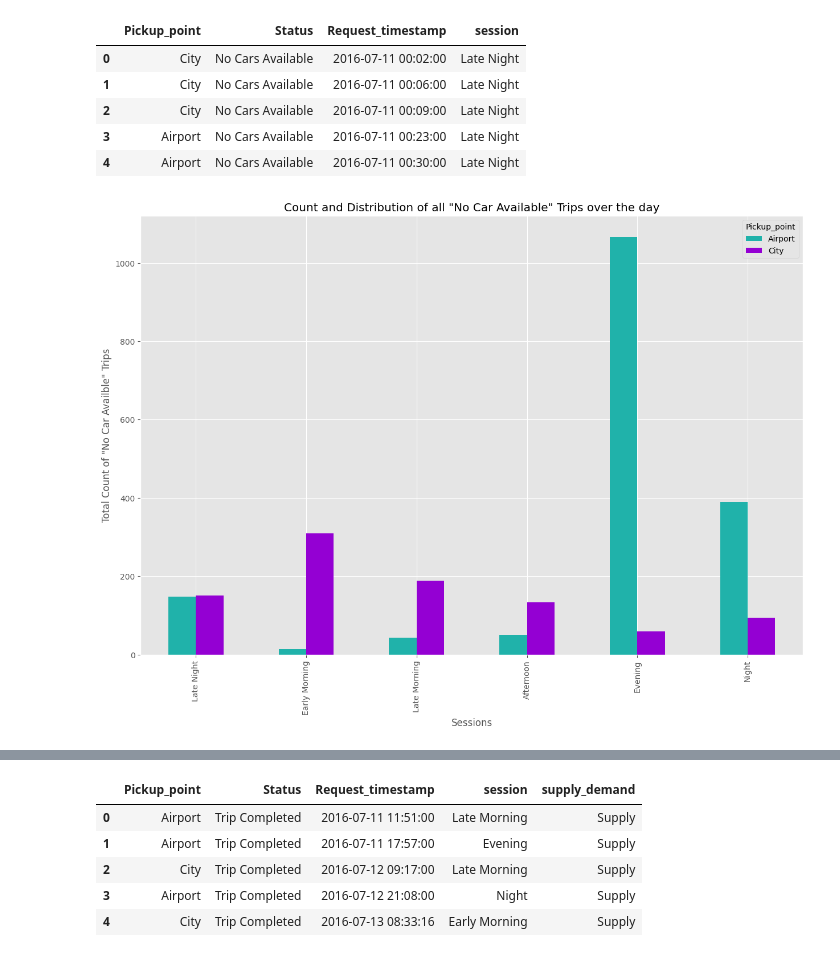
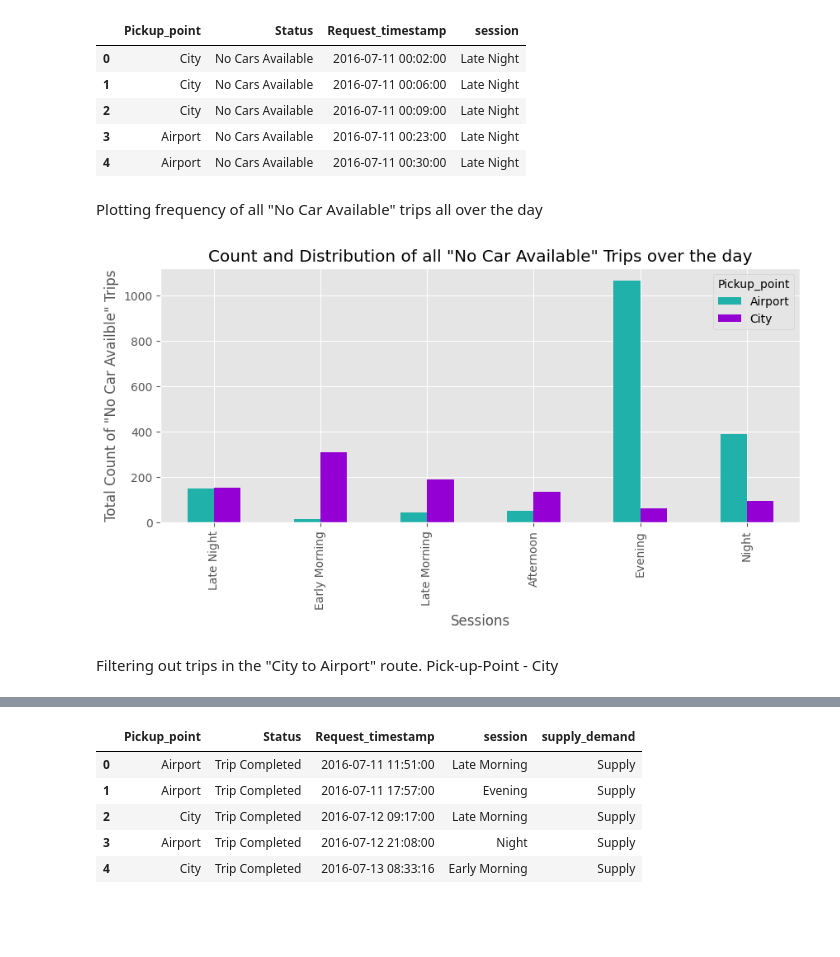
Before and after one commit to krtk06/Uber-Analysis, a Jupyter notebook: Uber_Supply_Analysis.ipynb, the cells around one changed output, grey strips where cells are left out. Drawn from its saved outputs; the diff is of its cells as text; code cells hidden in the pictures; blank space fills up the shorter version.

```diff
--- a/Uber_Supply_Analysis.ipynb
+++ b/Uber_Supply_Analysis.ipynb
@@ -126,14 +134,18 @@ df_nocar.head()
 | 2 | City | No Cars Available | 2016-07-11 00:09:00 | Late Night |
 | 3 | Airport | No Cars Available | 2016-07-11 00:23:00 | Late Night |
 | 4 | Airport | No Cars Available | 2016-07-11 00:30:00 | Late Night |
+# %% [markdown]
+Plotting frequency of all "No Car Available" trips all over the day
 # %%
 plt.style.use('ggplot')
 colors = ["#20B2AA", "#9400D3"]
-df_nocar.groupby(['session','Pickup_point'],observed=True).Pickup_point.count().unstack().plot.bar(legend=True, figsize=(15,10), color=colors)
+df_nocar.groupby(['session','Pickup_point'],observed=True).Pickup_point.count().unstack().plot.bar(legend=True, figsize=(10,4), color=colors)
 plt.title('Count and Distribution of all "No Car Available" Trips over the day')
 plt.xlabel('Sessions')
 plt.ylabel('Total Count of "No Car Availble" Trips')
 plt.show()
 # %% [output]
-[figure, old version]
+[figure, new version]
+# %% [markdown]
+Filtering out trips in the "City to Airport" route. Pick-up-Point - City
 # %%
```
Also changed, not shown: parts of 23 cells of this notebook.
